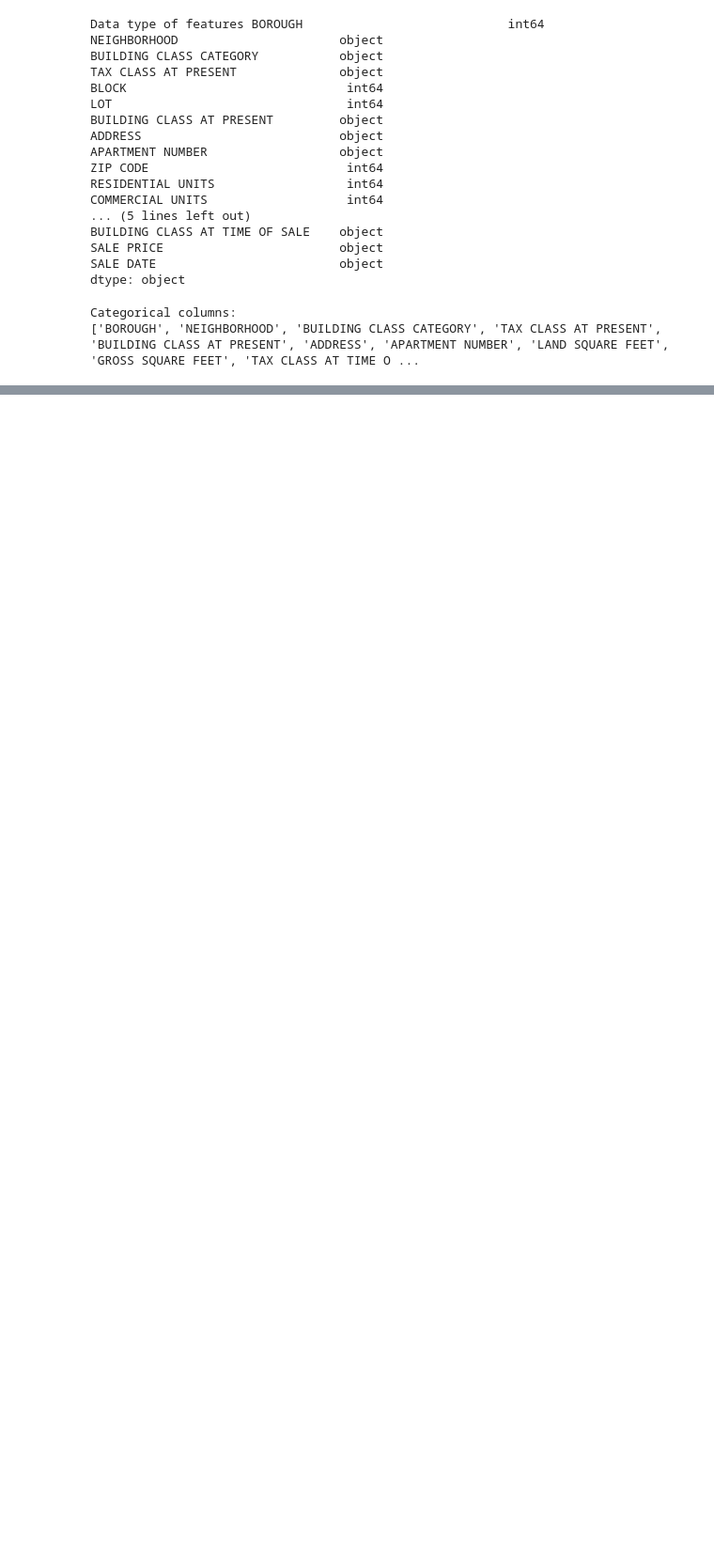
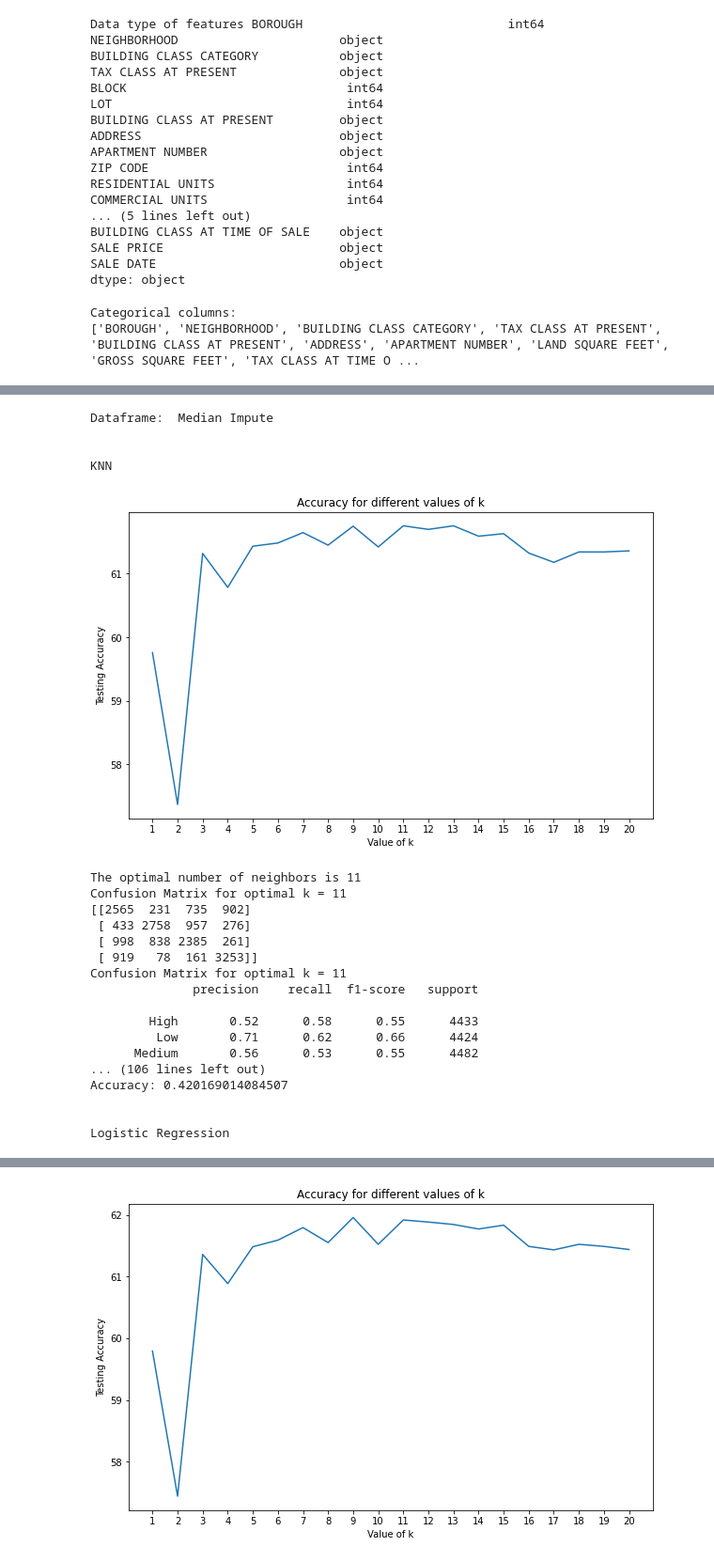
Before and after one commit to PoojaVM/CS-513-KDD-Final-Project, a Jupyter notebook: main.ipynb, the cells around one changed output, grey strips where cells are left out. Shown at 94% size. Drawn from its saved outputs; the diff is of its cells as text; code cells hidden in the pictures; blank space fills up the shorter version.

Commit message:
Add models

```diff
--- a/main.ipynb
+++ b/main.ipynb
@@ -229,0 +710,74 @@ plt.show()
+# %%
+df_map = {
+    "Median Impute": df_median_impute,
+    "Mean Impute": df_mean_inpute,
+    "KNN Impute": df_knn_impute,
+    "No Impute": df_no_impute,
+}
+
+for df_key in df_map.keys():
+    # Get df_name from key
+    print("Dataframe: ", df_key)
+    print("\n")
+
+    df_item = df_map[df_key]
+
+    print("KNN")
+    use_knn_model(df_item)
+    print("\n")
+
+    print("Gaussian NB")
+    use_gaussian_nb_model(df_item)
+    print("\n")
+
+    print("Decision Tree")
+    use_decision_tree_model(df_item)
+    print("\n")
+
+    print("CART 5")
+    use_cart_5_model(df_item)
+    print("\n")
+
+    print("Random Forest")
+    use_random_forest_model(df_item)
+    print("\n")
+
+    print("SVM")
+    use_svm_model(df_item)
+    print("\n")
+
+
+    print("Logistic Regression")
+    use_logistic_regression_model(df_item)
+    print("\n")
+
+    print("XG Boost")
+    use_xg_boost_model(df_item)
+    print("\n")
+
+    print("Sequential Dense Model")
+    use_sequential_dense_modal(df_item)
+    print("\n\n")
+# %% [output]
+Dataframe:  Median Impute
+
+
+KNN
+[figure, added]
+The optimal number of neighbors is 11
+Confusion Matrix for optimal k = 11
+[[2565  231  735  902]
+ [ 433 2758  957  276]
+ [ 998  838 2385  261]
+ [ 919   78  161 3253]]
+Confusion Matrix for optimal k = 11
+              precision    recall  f1-score   support
+
+        High       0.52      0.58      0.55      4433
+         Low       0.71      0.62      0.66      4424
+      Medium       0.56      0.53      0.55      4482
+... (106 lines left out)
+Accuracy: 0.420169014084507
+
+
+Logistic Regression
@@ -229,0 +808 @@ plt.show()
+[figure, added]
```
Also changed, not shown: parts of 16 cells of this notebook.
